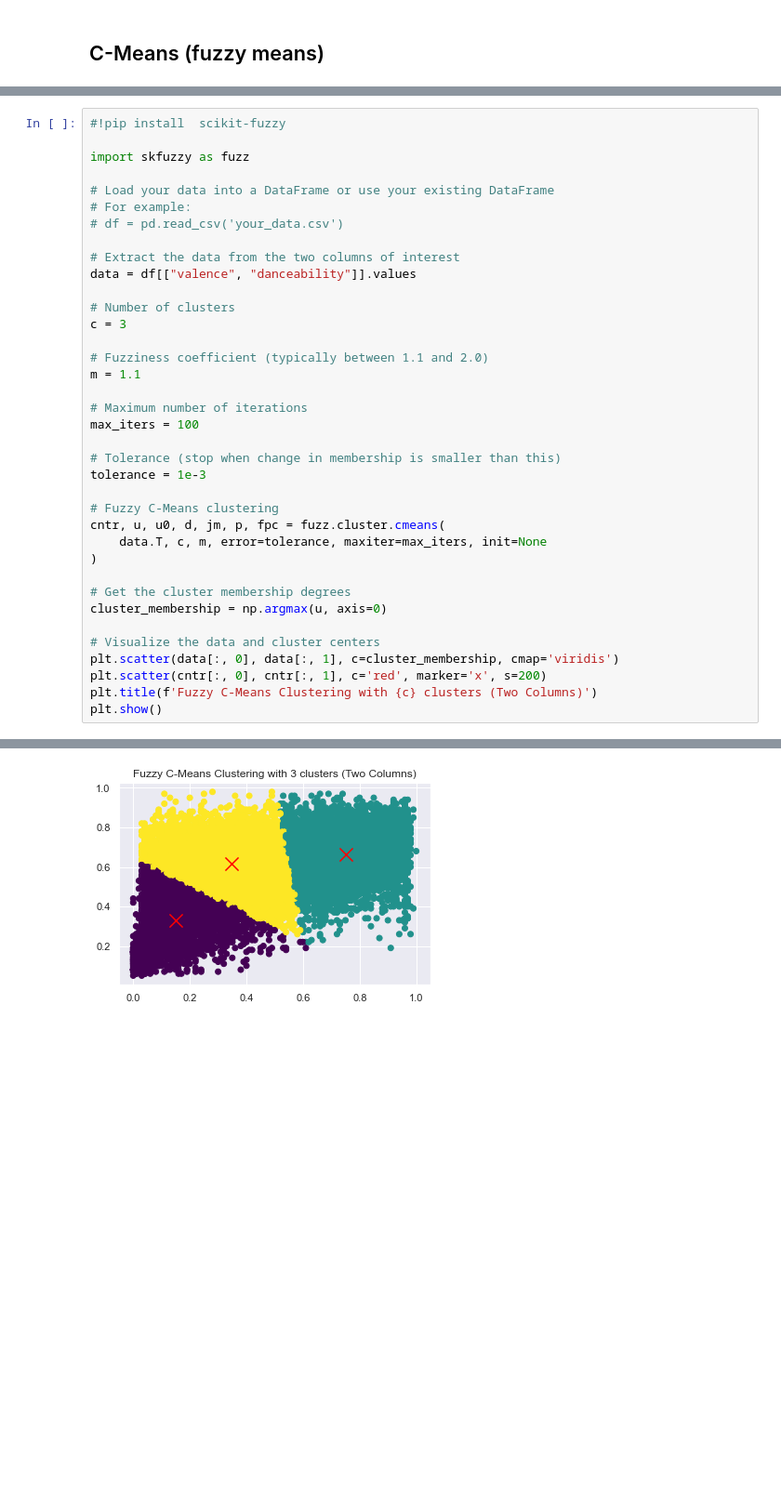
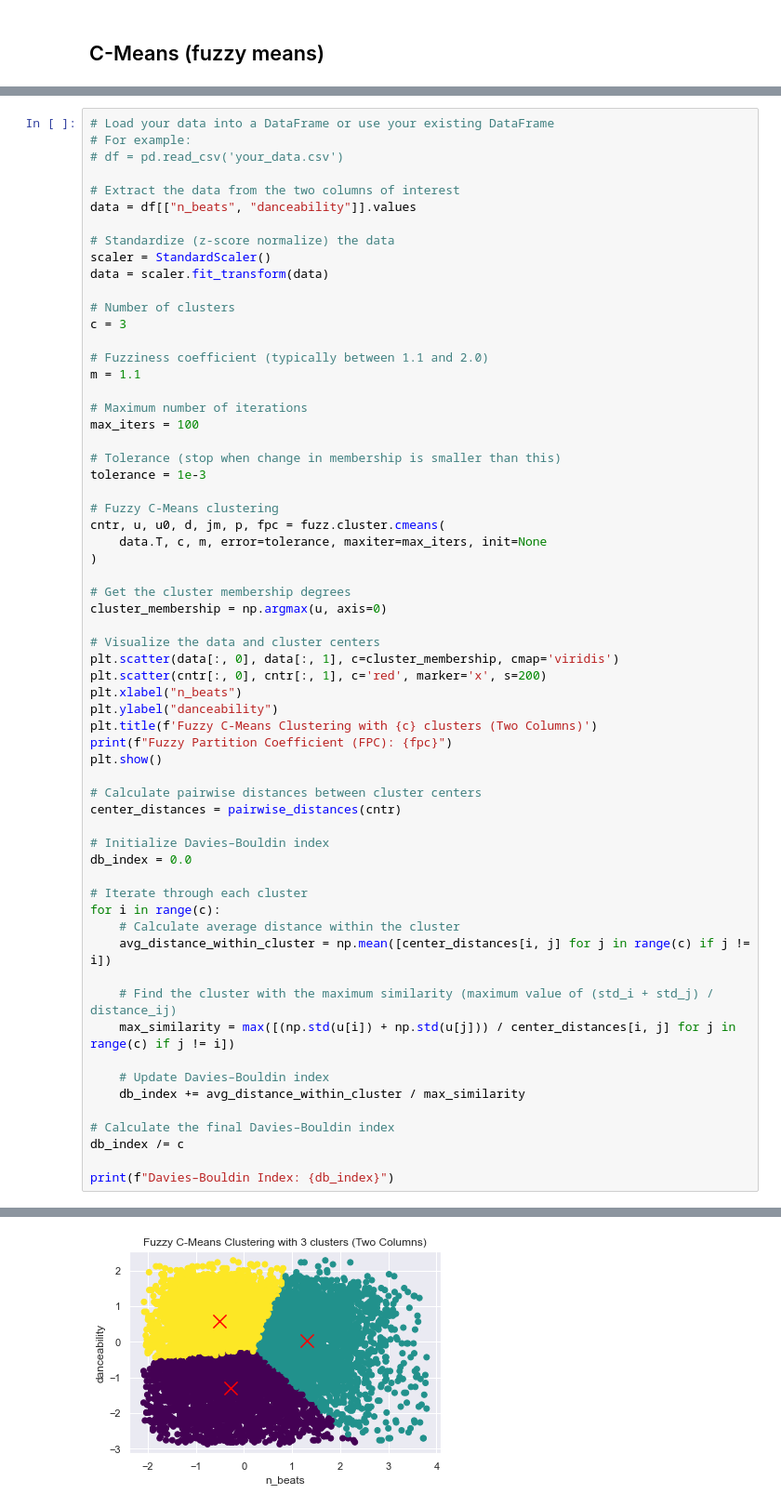
Before and after one commit to Bakko000/Data-Mining, a Jupyter notebook: dataset (missing + split)/prova2clustering.ipynb, the cells around one changed output, grey strips where cells are left out. Shown at 93% size. Drawn from its saved outputs; the diff is of its cells as text; blank space fills up the shorter version.

Commit message:
clustering

```diff
--- a/dataset (missing + split)/prova2clustering.ipynb
+++ b/dataset (missing + split)/prova2clustering.ipynb
@@ -101,14 +285,14 @@ plt.show()
 # %%
-#!pip install  scikit-fuzzy
-
-import skfuzzy as fuzz
-
 # Load your data into a DataFrame or use your existing DataFrame
 # For example:
 # df = pd.read_csv('your_data.csv')
 
 # Extract the data from the two columns of interest
-data = df[["valence", "danceability"]].values
+data = df[["n_beats", "danceability"]].values
+
+# Standardize (z-score normalize) the data
+scaler = StandardScaler()
+data = scaler.fit_transform(data)
 
 # Number of clusters
 c = 3
@@ -133,6 +317,31 @@ cluster_membership = np.argmax(u, axis=0)
 # Visualize the data and cluster centers
 plt.scatter(data[:, 0], data[:, 1], c=cluster_membership, cmap='viridis')
 plt.scatter(cntr[:, 0], cntr[:, 1], c='red', marker='x', s=200)
+plt.xlabel("n_beats")
+plt.ylabel("danceability")
 plt.title(f'Fuzzy C-Means Clustering with {c} clusters (Two Columns)')
+print(f"Fuzzy Partition Coefficient (FPC): {fpc}")
 plt.show()
+
+# Calculate pairwise distances between cluster centers
+center_distances = pairwise_distances(cntr)
+
+# Initialize Davies–Bouldin index
+db_index = 0.0
+
+# Iterate through each cluster
+for i in range(c):
+    # Calculate average distance within the cluster
+    avg_distance_within_cluster = np.mean([center_distances[i, j] for j in range(c) if j != i])
+
+    # Find the cluster with the maximum similarity (maximum value of (std_i + std_j) / distance_ij)
+    max_similarity = max([(np.std(u[i]) + np.std(u[j])) / center_distances[i, j] for j in range(c) if j != i])
+
+    # Update Davies–Bouldin index
+    db_index += avg_distance_within_cluster / max_similarity
+
+# Calculate the final Davies–Bouldin index
+db_index /= c
+
+print(f"Davies–Bouldin Index: {db_index}")
 # %% [output]
@@ -139 +349 @@ plt.show()
-[figure, old version]
+[figure, new version]
```
Also changed, not shown: parts of 19 cells of this notebook.
